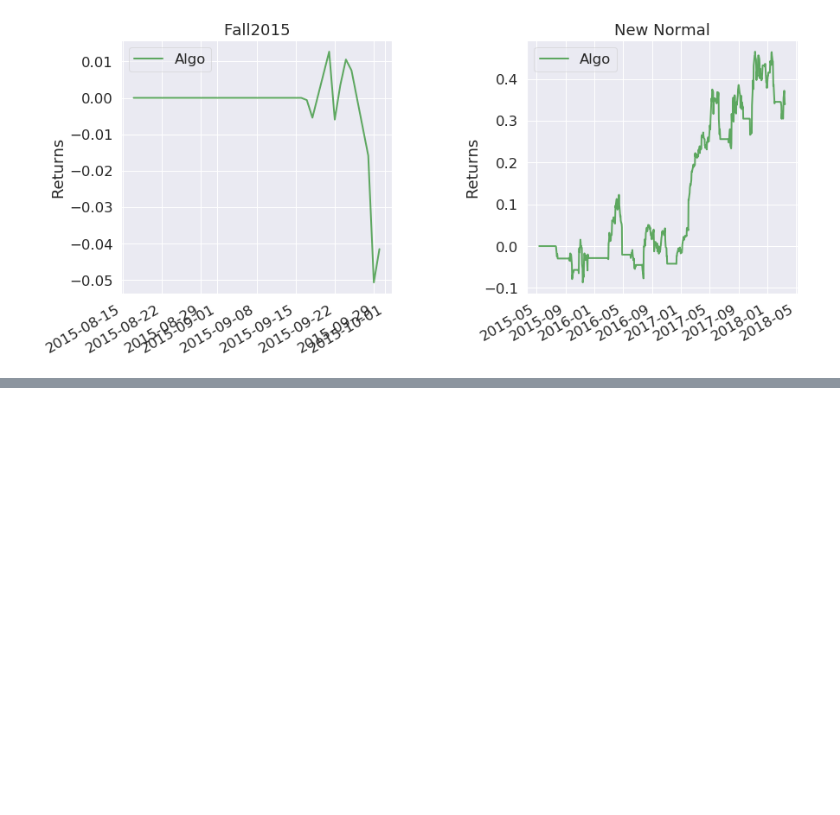
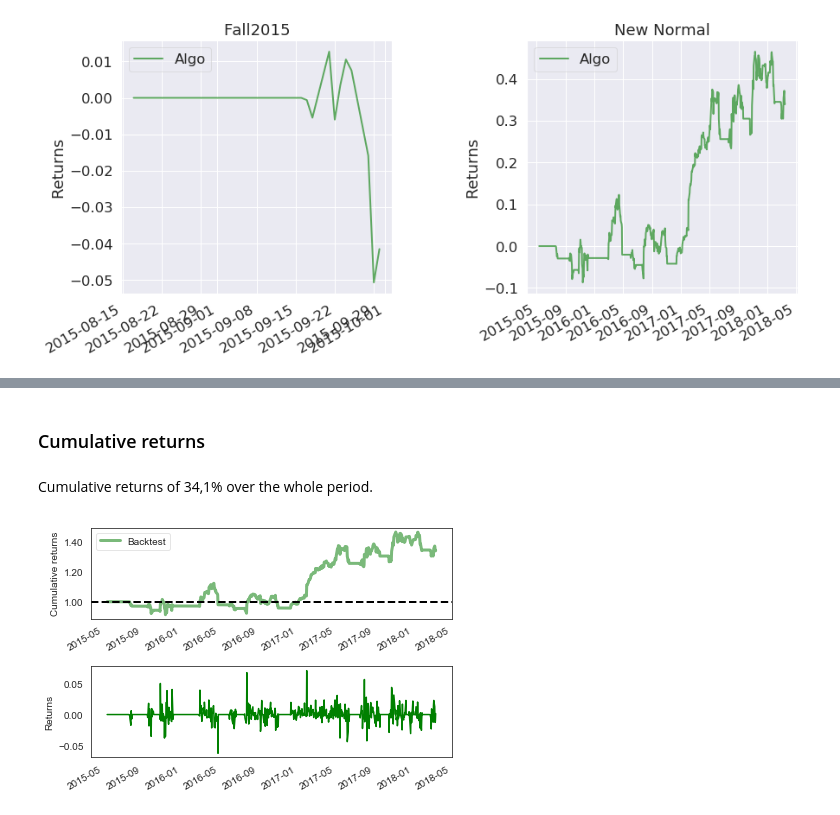
Before and after one commit to isabelpuche/ml_for_algo_trading, a Jupyter notebook: notebooks/02_ta_strategy.ipynb, the cells around one changed output, grey strips where cells are left out. Saved outputs shown, nothing was run; the diff lists cells and outputs as text; code cells hidden in the pictures; blank space fills up the shorter version.

```diff
--- a/notebooks/ta_strategy.ipynb
+++ b/notebooks/02_ta_strategy.ipynb
@@ -69,2 +166,2 @@ def handle_data(context, data):
 # %%
-df_dma = load('../strategies/models/dma_strategy.joblib')
+dma = load('../strategies/models/dma_strategy.joblib')
@@ -127,2 +170,2 @@ df_dma.capital_used.sum()
 # %%
-returns, positions, transactions = pf.utils.extract_rets_pos_txn_from_zipline(df_dma)
+returns, positions, transactions = pf.utils.extract_rets_pos_txn_from_zipline(dma)
@@ -204,0 +227,16 @@ pf.create_full_tear_sheet(returns)
+# %% [markdown]
+### Cumulative returns
+# %% [markdown]
+Cumulative returns of 34,1% over the whole period.
+# %%
+# Cumulative Returns
+sns.set_style("white")
+plt.subplot(2,1,1)
+pf.plotting.plot_rolling_returns(returns)
+
+# Daily, Non-Cumulative Returns
+plt.subplot(2,1,2)
+pf.plotting.plot_returns(returns)
+plt.tight_layout()
+# %% [output]
+[figure, added]
```
Also changed, not shown: parts of 45 cells of this notebook, 7 other files.
